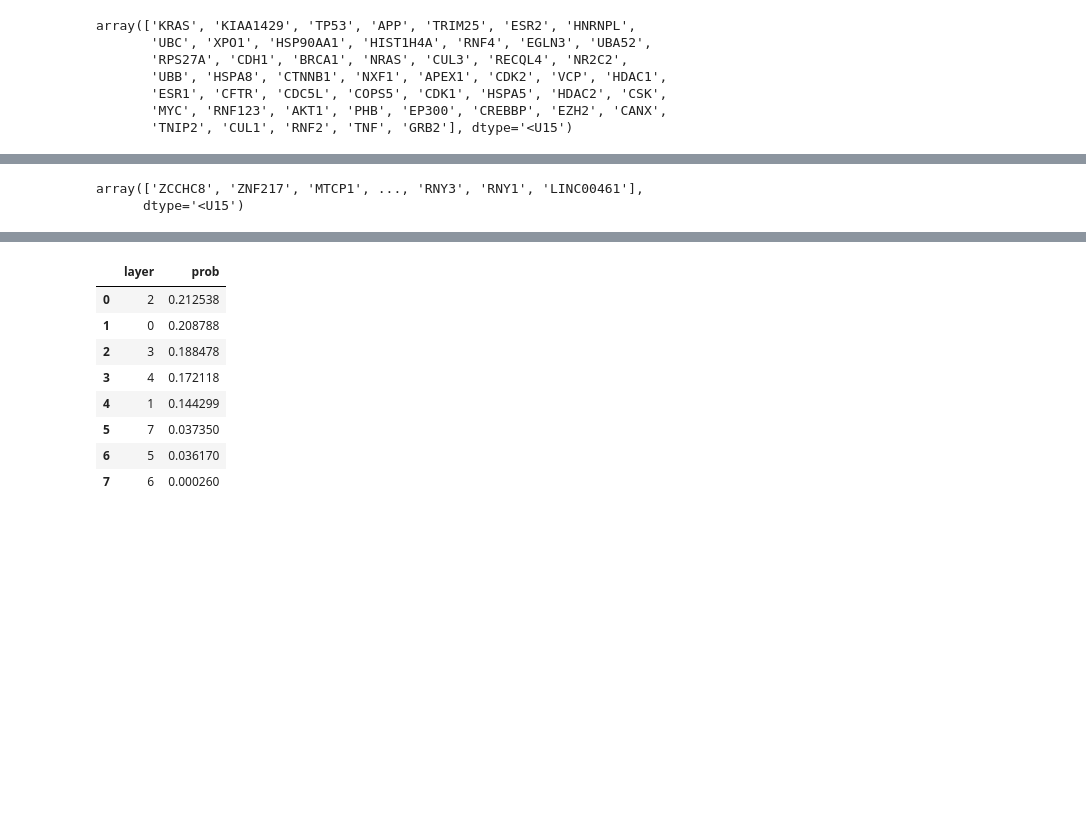
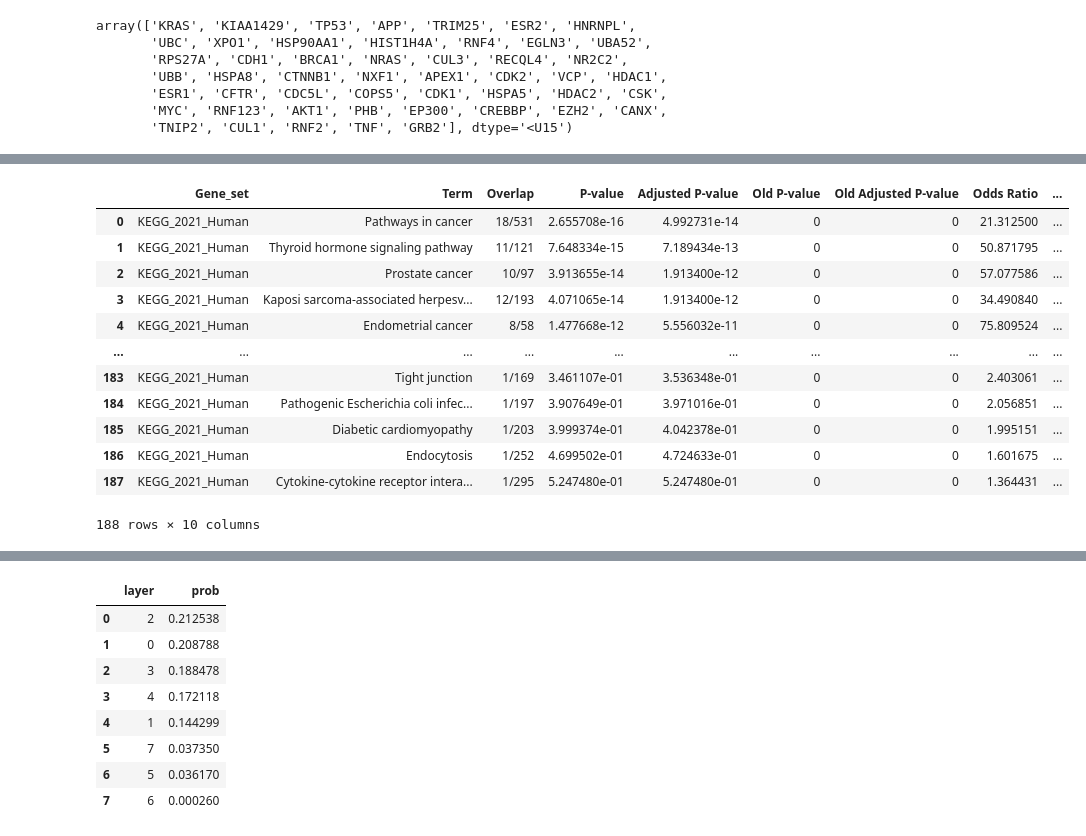
Before and after one commit to francescozambelli/OncoVirus_SarsCov2, a Jupyter notebook: Virus_Analysis_Multilayer.ipynb, the cells around one changed output, grey strips where cells are left out. Saved outputs shown, nothing was run; the diff lists cells and outputs as text; code cells hidden in the pictures; blank space fills up the shorter version.

```diff
--- a/Virus_Analysis_Multilayer.ipynb
+++ b/Virus_Analysis_Multilayer.ipynb
@@ -416,5 +197,0 @@ res_df = pd.DataFrame({"rep_node": np.arange(trans_try.shape[0]),
-# %%
-np.array(list(net_onco.node_map.keys()))
-# %% [output]
-array(['ZCCHC8', 'ZNF217', 'MTCP1', ..., 'RNY3', 'RNY1', 'LINC00461'],
-      dtype='<U15')
@@ -422,0 +198,22 @@ list_res = np.array(list(net_onco.node_map.keys()))[res_df.groupby("phy_node").a
+# %%
+enr_lvc = gp.enrichr(gene_list="list_res.txt", # or "./tests/data/gene_list.txt",
+                     gene_sets=['KEGG_2021_Human'],
+                     organism='human', # don't forget to set organism to the one you desired! e.g. Yeast
+                     outdir=None, # don't write to disk
+                    )
+# %%
+enr_lvc.results.sort_values("Adjusted P-value")
+# %% [output]
+|  | Gene_set | Term | Overlap | P-value | Adjusted P-value | Old P-value | Old Adjusted P-value | Odds Ratio | ... |
+| 0 | KEGG_2021_Human | Pathways in cancer | 18/531 | 2.655708e-16 | 4.992731e-14 | 0 | 0 | 21.312500 | ... |
+| 1 | KEGG_2021_Human | Thyroid hormone signaling pathway | 11/121 | 7.648334e-15 | 7.189434e-13 | 0 | 0 | 50.871795 | ... |
+| 2 | KEGG_2021_Human | Prostate cancer | 10/97 | 3.913655e-14 | 1.913400e-12 | 0 | 0 | 57.077586 | ... |
+| 3 | KEGG_2021_Human | Kaposi sarcoma-associated herpesv... | 12/193 | 4.071065e-14 | 1.913400e-12 | 0 | 0 | 34.490840 | ... |
+| 4 | KEGG_2021_Human | Endometrial cancer | 8/58 | 1.477668e-12 | 5.556032e-11 | 0 | 0 | 75.809524 | ... |
+| ... | ... | ... | ... | ... | ... | ... | ... | ... | ... |
+| 183 | KEGG_2021_Human | Tight junction | 1/169 | 3.461107e-01 | 3.536348e-01 | 0 | 0 | 2.403061 | ... |
+| 184 | KEGG_2021_Human | Pathogenic Escherichia coli infec... | 1/197 | 3.907649e-01 | 3.971016e-01 | 0 | 0 | 2.056851 | ... |
+| 185 | KEGG_2021_Human | Diabetic cardiomyopathy | 1/203 | 3.999374e-01 | 4.042378e-01 | 0 | 0 | 1.995151 | ... |
+| 186 | KEGG_2021_Human | Endocytosis | 1/252 | 4.699502e-01 | 4.724633e-01 | 0 | 0 | 1.601675 | ... |
+| 187 | KEGG_2021_Human | Cytokine-cytokine receptor intera... | 1/295 | 5.247480e-01 | 5.247480e-01 | 0 | 0 | 1.364431 | ... |
+188 rows × 10 columns
```
Also changed, not shown: parts of 55 cells of this notebook, 1 other file.
